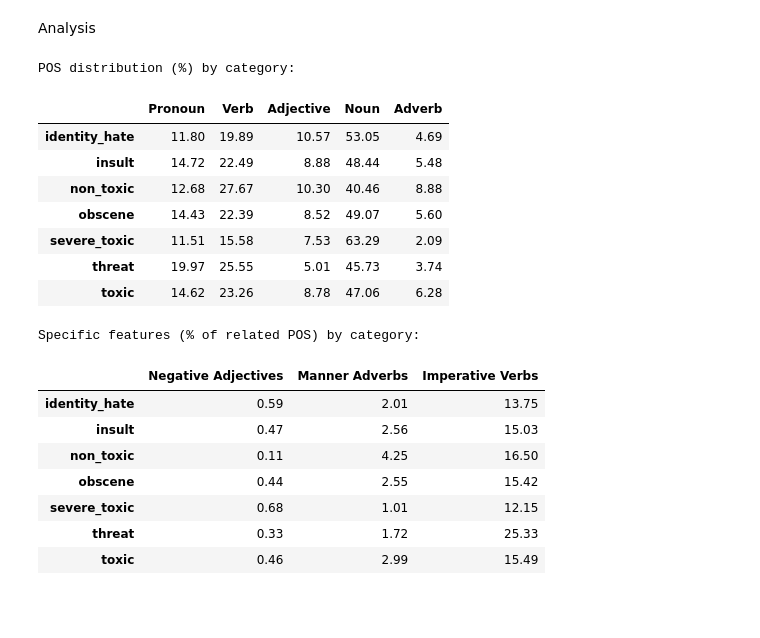
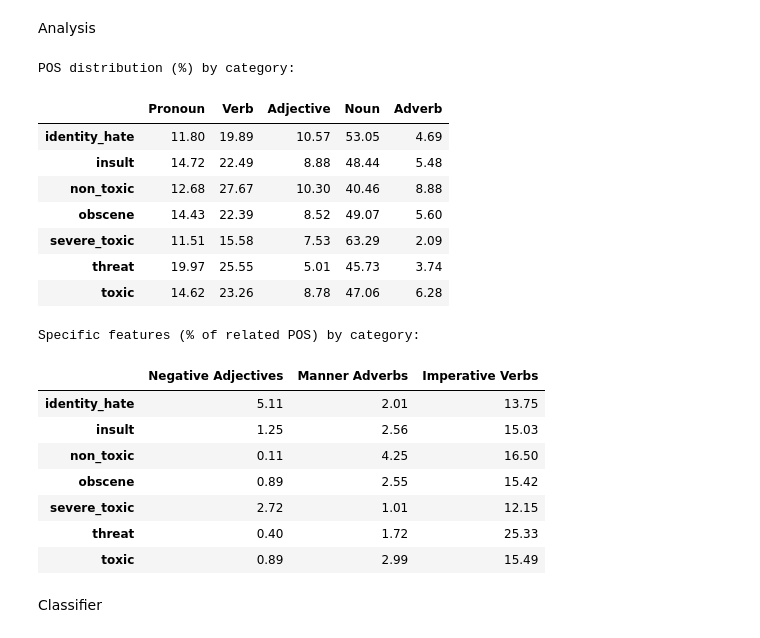
Before and after one commit to jgc103/NLP, a Jupyter notebook: Proyecto/Proyect.ipynb, the cells around one changed output. Cells and saved outputs as stored; diff of their text form; code cells hidden in the pictures; blank space fills up the shorter version.

```diff
--- a/Proyecto/Proyect.ipynb
+++ b/Proyecto/Proyect.ipynb
@@ -731,7 +713,7 @@ tagged_corpus = CategorizedPlaintextCorpusReader(
 Analysis
 # %%
 
-negative_adjectives = {"bad", "satanistic", "antisemmitian", "racist", "evil", "nasty", "ugly", "fat", "nazi"}
+negative_adjectives = {"bad", "satanistic", "antisemmitian", "racist", "evil", "nasty", "ugly", "fat", "nazi", "nigger", "jew", "gay"}
 mode_adverb_check = lambda w: w.endswith("ly")
 
 
@@ -763,37 +745,39 @@ for category in tagged_corpus.categories():
                     specific_summary[category]["Manner Adverbs"] += 1
             elif tag in {"PRP", "PRP$", "WP", "WP$"}:
                 pos_summary[category]["Pronoun"] += 1
 
 df_pos = pd.DataFrame(pos_summary).T.fillna(0)
 df_pos_percent = df_pos.div(df_pos.sum(axis=1), axis=0) * 100
 
 
 relevant_totals = df_pos["Verb"] + df_pos["Adjective"] + df_pos["Adverb"]
 df_specific = pd.DataFrame(specific_summary).T.fillna(0)
 df_specific_percent = df_specific.div(relevant_totals, axis=0) * 100
 
 
 print("POS distribution (%) by category:")
 display(df_pos_percent.round(2))
 
 print("\nSpecific features (% of related POS) by category:")
 display(df_specific_percent.round(2))
 # %% [output]
 POS distribution (%) by category:
 |  | Pronoun | Verb | Adjective | Noun | Adverb |
 | identity_hate | 11.80 | 19.89 | 10.57 | 53.05 | 4.69 |
 | insult | 14.72 | 22.49 | 8.88 | 48.44 | 5.48 |
 | non_toxic | 12.68 | 27.67 | 10.30 | 40.46 | 8.88 |
 | obscene | 14.43 | 22.39 | 8.52 | 49.07 | 5.60 |
 | severe_toxic | 11.51 | 15.58 | 7.53 | 63.29 | 2.09 |
 | threat | 19.97 | 25.55 | 5.01 | 45.73 | 3.74 |
 | toxic | 14.62 | 23.26 | 8.78 | 47.06 | 6.28 |
 Specific features (% of related POS) by category:
 |  | Negative Adjectives | Manner Adverbs | Imperative Verbs |
-| identity_hate | 0.59 | 2.01 | 13.75 |
-| insult | 0.47 | 2.56 | 15.03 |
+| identity_hate | 5.11 | 2.01 | 13.75 |
+| insult | 1.25 | 2.56 | 15.03 |
 | non_toxic | 0.11 | 4.25 | 16.50 |
-| obscene | 0.44 | 2.55 | 15.42 |
-| severe_toxic | 0.68 | 1.01 | 12.15 |
-| threat | 0.33 | 1.72 | 25.33 |
-| toxic | 0.46 | 2.99 | 15.49 |
+| obscene | 0.89 | 2.55 | 15.42 |
+| severe_toxic | 2.72 | 1.01 | 12.15 |
+| threat | 0.40 | 1.72 | 25.33 |
+| toxic | 0.89 | 2.99 | 15.49 |
+# %% [markdown]
+Classifier
```
Also changed, not shown: parts of 8 cells of this notebook.
